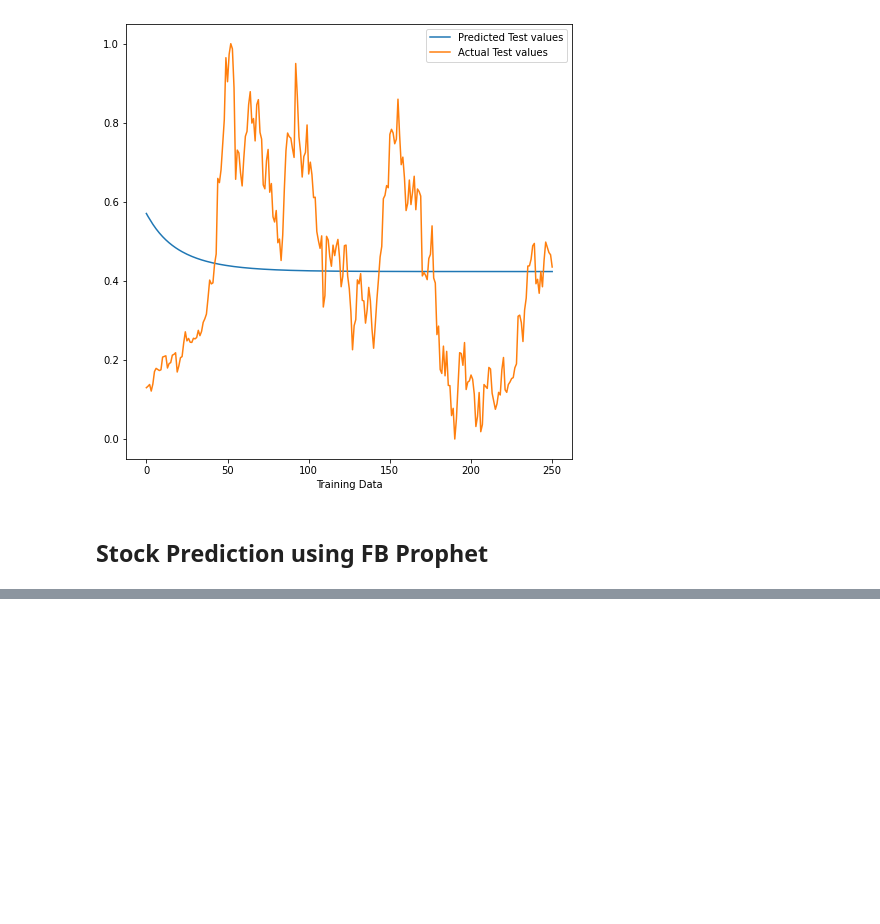
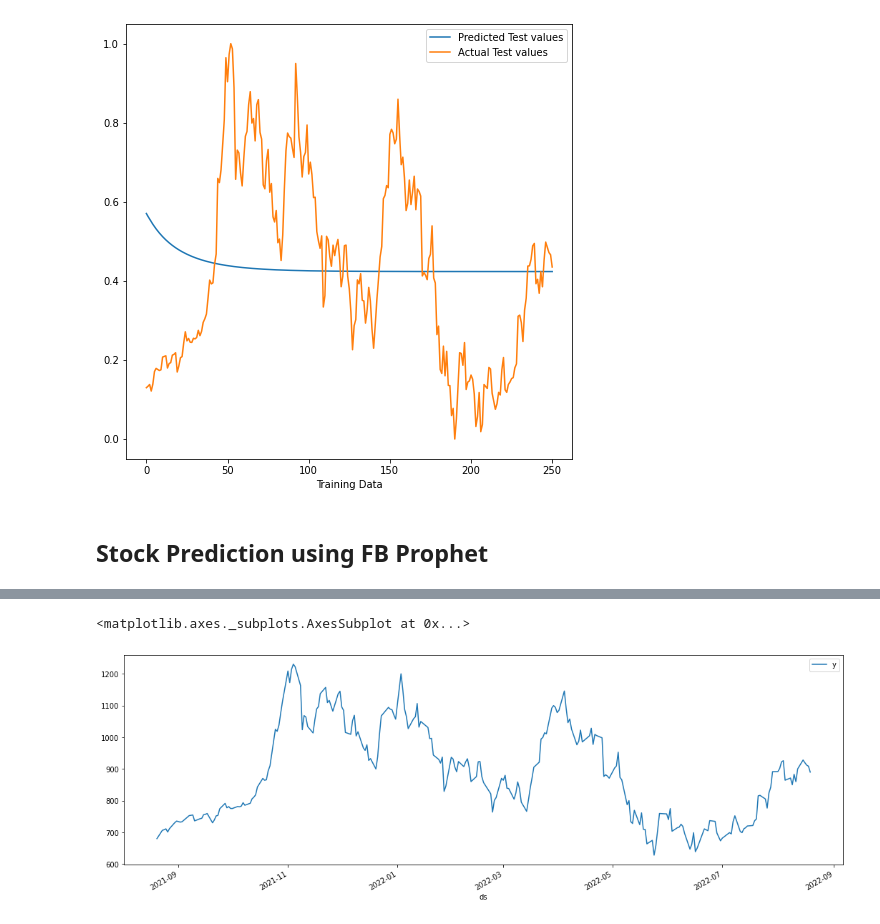
Before and after one commit to stahir01/Time-Series-Forecasting-using-various-models, a Jupyter notebook: Stock Price Prediction using LSTM/Stock_Market_Prediction_using_LSTM_&_FB_Prophet.ipynb, the cells around one changed output, grey strips where cells are left out. Cells and saved outputs as stored; diff of their text form; code cells hidden in the pictures; blank space fills up the shorter version.

```diff
--- a/Stock Price Prediction using LSTM/Stock_Market_Prediction_using_LSTM_&_FB_Prophet.ipynb
+++ b/Stock Price Prediction using LSTM/Stock_Market_Prediction_using_LSTM_&_FB_Prophet.ipynb
@@ -120,11 +130,10 @@ Since our Test Statistic value > critical values at different percentages; hence
 # %%
-from sklearn.model_selection import train_test_split
-import math
 
 def train_validate_test_split(arr, train_len, valid_len, test_len):
 
   train_length  = math.ceil(len(arr) * train_len)
   validate_length = math.ceil(len(arr) * (train_len + valid_len))  #Eg, Data from 70% to 80%
+  test_length = math.ceil(len(arr) * 0.2)
 
   print("Train length: {}, Validate length {}, Test length {}".format(math.ceil(train_length), math.ceil(validate_length), math.floor(test_length)))
 
@@ -404,0 +436,4 @@ plt.legend(loc='upper right')
+# %%
+new_data2 = data[['Date', 'Adj Close']]
+new_data2.rename(columns = {'Date':'ds', 'Adj Close':'y'}, inplace = True)
+new_data2['ds'] = pd.to_datetime(new_data2['ds'])
@@ -404,0 +554,5 @@ plt.legend(loc='upper right')
+# %%
+test_data.plot(x='ds',y='y',figsize=(18,6))
+# %% [output]
+<matplotlib.axes._subplots.AxesSubplot at 0x...>
+[figure, added]
```
Also changed, not shown: parts of 20 cells of this notebook.
